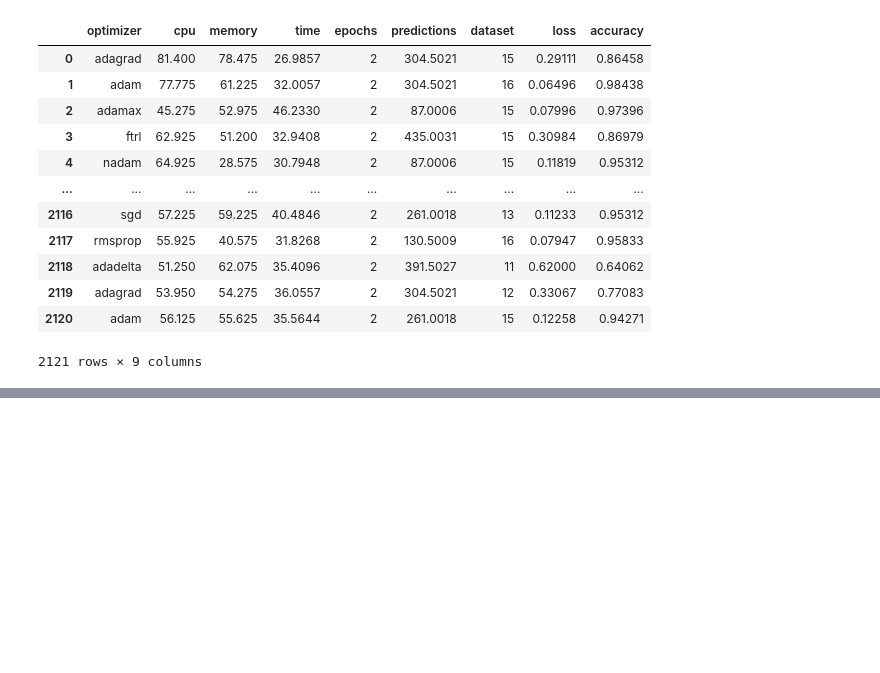
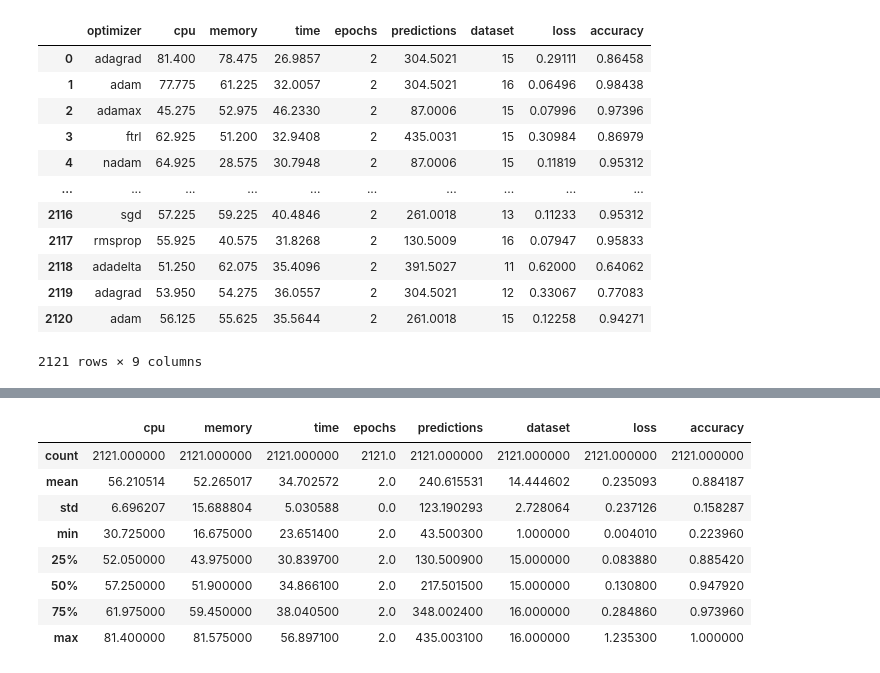
Before and after one commit to it21053528/Fiverr-Freelancing, a Jupyter notebook: Nimendrak/model.ipynb, the cells around one changed output, grey strips where cells are left out. Drawn from its saved outputs; the diff is of its cells as text; code cells hidden in the pictures; blank space fills up the shorter version.

```diff
--- a/Nimendrak/model.ipynb
+++ b/Nimendrak/model.ipynb
@@ -24,0 +71,12 @@ df
+# %%
+df.describe()
+# %% [output]
+|  | cpu | memory | time | epochs | predictions | dataset | loss | accuracy |
+| count | 2121.000000 | 2121.000000 | 2121.000000 | 2121.0 | 2121.000000 | 2121.000000 | 2121.000000 | 2121.000000 |
+| mean | 56.210514 | 52.265017 | 34.702572 | 2.0 | 240.615531 | 14.444602 | 0.235093 | 0.884187 |
+| std | 6.696207 | 15.688804 | 5.030588 | 0.0 | 123.190293 | 2.728064 | 0.237126 | 0.158287 |
+| min | 30.725000 | 16.675000 | 23.651400 | 2.0 | 43.500300 | 1.000000 | 0.004010 | 0.223960 |
+| 25% | 52.050000 | 43.975000 | 30.839700 | 2.0 | 130.500900 | 15.000000 | 0.083880 | 0.885420 |
+| 50% | 57.250000 | 51.900000 | 34.866100 | 2.0 | 217.501500 | 15.000000 | 0.130800 | 0.947920 |
+| 75% | 61.975000 | 59.450000 | 38.040500 | 2.0 | 348.002400 | 16.000000 | 0.284860 | 0.973960 |
+| max | 81.400000 | 81.575000 | 56.897100 | 2.0 | 435.003100 | 16.000000 | 1.235300 | 1.000000 |
```
Also changed, not shown: parts of 15 cells of this notebook.
